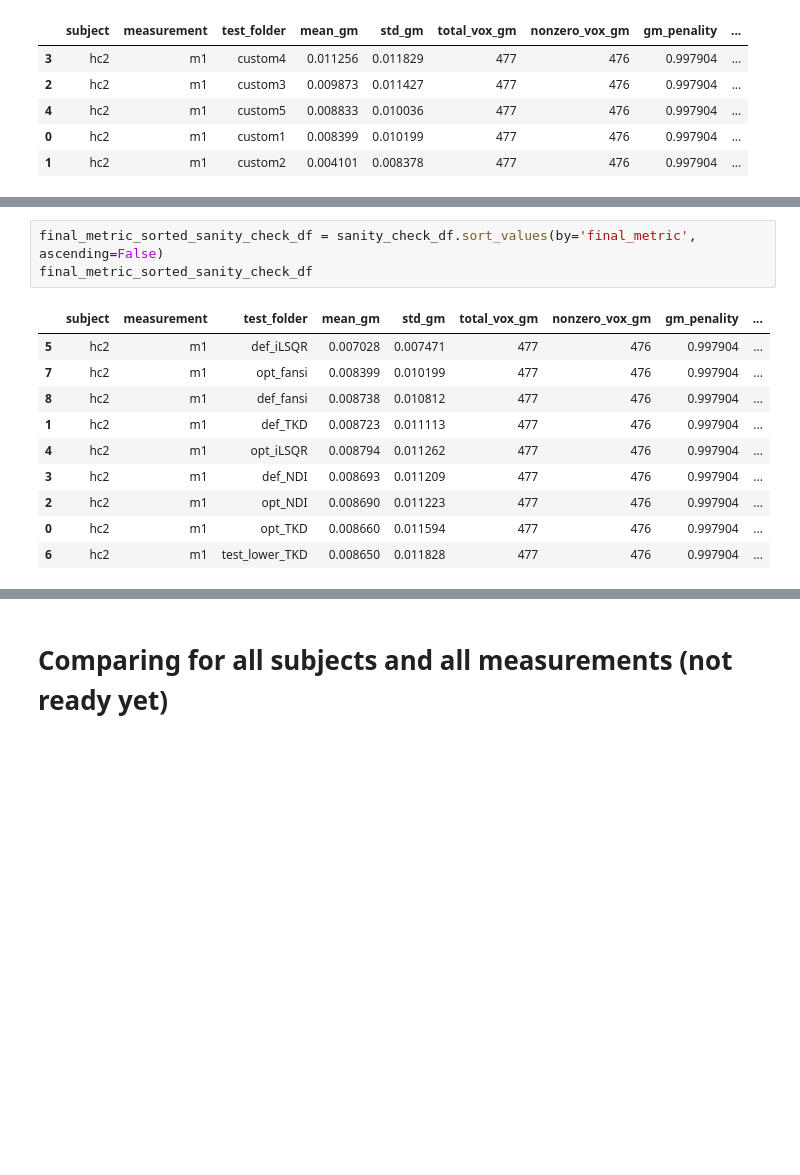
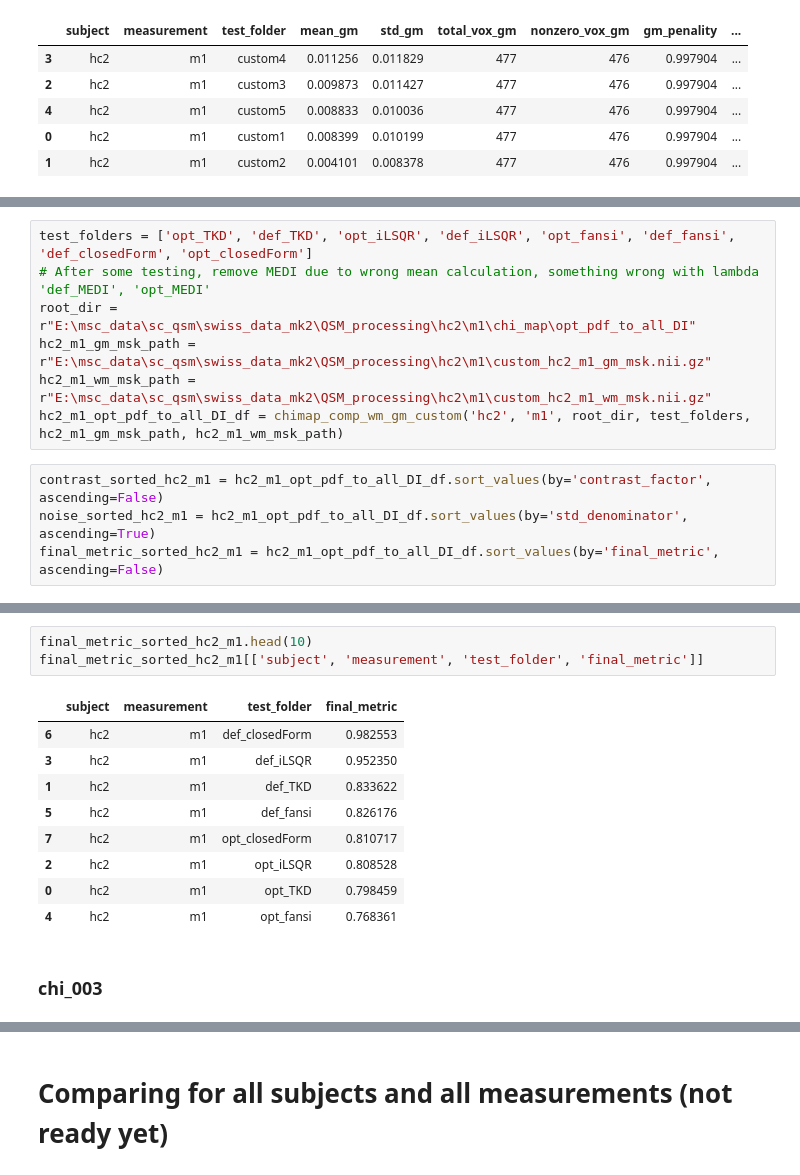
Before and after one commit to sriosq/Image-processing-strategies, a Jupyter notebook: qsm_testing/chi_mapping_metric_analysis.ipynb, the cells around one changed output, grey strips where cells are left out. Saved outputs shown, nothing was run; the diff lists cells and outputs as text; blank space fills up the shorter version.

```diff
--- a/qsm_testing/chi_mapping_metric_analysis.ipynb
+++ b/qsm_testing/chi_mapping_metric_analysis.ipynb
@@ -308,0 +189,11 @@ noise_sorted_sanity_check_df
+# %%
+test_folders = ['opt_TKD', 'def_TKD', 'opt_iLSQR', 'def_iLSQR', 'opt_fansi', 'def_fansi', 'def_closedForm', 'opt_closedForm']
+# After some testing, remove MEDI due to wrong mean calculation, something wrong with lambda 'def_MEDI', 'opt_MEDI'
+root_dir =  r"E:\msc_data\sc_qsm\swiss_data_mk2\QSM_processing\hc2\m1\chi_map\opt_pdf_to_all_DI"
+hc2_m1_gm_msk_path = r"E:\msc_data\sc_qsm\swiss_data_mk2\QSM_processing\hc2\m1\custom_hc2_m1_gm_msk.nii.gz"
+hc2_m1_wm_msk_path = r"E:\msc_data\sc_qsm\swiss_data_mk2\QSM_processing\hc2\m1\custom_hc2_m1_wm_msk.nii.gz"
+hc2_m1_opt_pdf_to_all_DI_df = chimap_comp_wm_gm_custom('hc2', 'm1', root_dir, test_folders, hc2_m1_gm_msk_path, hc2_m1_wm_msk_path)
+# %%
+contrast_sorted_hc2_m1 = hc2_m1_opt_pdf_to_all_DI_df.sort_values(by='contrast_factor', ascending=False)
+noise_sorted_hc2_m1 = hc2_m1_opt_pdf_to_all_DI_df.sort_values(by='std_denominator', ascending=True)
+final_metric_sorted_hc2_m1 = hc2_m1_opt_pdf_to_all_DI_df.sort_values(by='final_metric', ascending=False)
@@ -309,14 +227,15 @@ noise_sorted_sanity_check_df
 # %%
-final_metric_sorted_sanity_check_df = sanity_check_df.sort_values(by='final_metric', ascending=False)
-final_metric_sorted_sanity_check_df
+final_metric_sorted_hc2_m1.head(10)
+final_metric_sorted_hc2_m1[['subject', 'measurement', 'test_folder', 'final_metric']]
 # %% [output]
-|  | subject | measurement | test_folder | mean_gm | std_gm | total_vox_gm | nonzero_vox_gm | gm_penality | ... |
-| 5 | hc2 | m1 | def_iLSQR | 0.007028 | 0.007471 | 477 | 476 | 0.997904 | ... |
-| 7 | hc2 | m1 | opt_fansi | 0.008399 | 0.010199 | 477 | 476 | 0.997904 | ... |
-| 8 | hc2 | m1 | def_fansi | 0.008738 | 0.010812 | 477 | 476 | 0.997904 | ... |
-| 1 | hc2 | m1 | def_TKD | 0.008723 | 0.011113 | 477 | 476 | 0.997904 | ... |
-| 4 | hc2 | m1 | opt_iLSQR | 0.008794 | 0.011262 | 477 | 476 | 0.997904 | ... |
-| 3 | hc2 | m1 | def_NDI | 0.008693 | 0.011209 | 477 | 476 | 0.997904 | ... |
-| 2 | hc2 | m1 | opt_NDI | 0.008690 | 0.011223 | 477 | 476 | 0.997904 | ... |
-| 0 | hc2 | m1 | opt_TKD | 0.008660 | 0.011594 | 477 | 476 | 0.997904 | ... |
-| 6 | hc2 | m1 | test_lower_TKD | 0.008650 | 0.011828 | 477 | 476 | 0.997904 | ... |
+|  | subject | measurement | test_folder | final_metric |
+| 6 | hc2 | m1 | def_closedForm | 0.982553 |
+| 3 | hc2 | m1 | def_iLSQR | 0.952350 |
+| 1 | hc2 | m1 | def_TKD | 0.833622 |
+| 5 | hc2 | m1 | def_fansi | 0.826176 |
+| 7 | hc2 | m1 | opt_closedForm | 0.810717 |
+| 2 | hc2 | m1 | opt_iLSQR | 0.808528 |
+| 0 | hc2 | m1 | opt_TKD | 0.798459 |
+| 4 | hc2 | m1 | opt_fansi | 0.768361 |
+# %% [markdown]
+### chi_003
```
Also changed, not shown: parts of 18 cells of this notebook, 8 other files.
